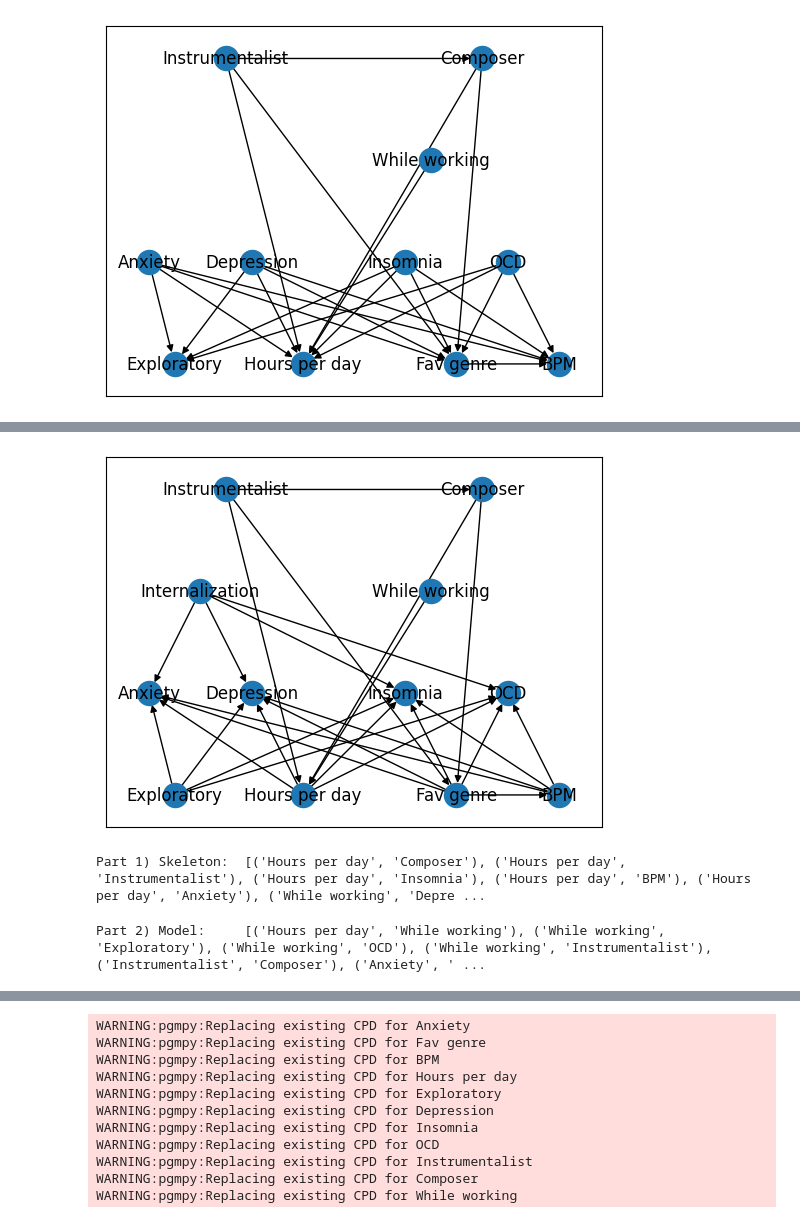
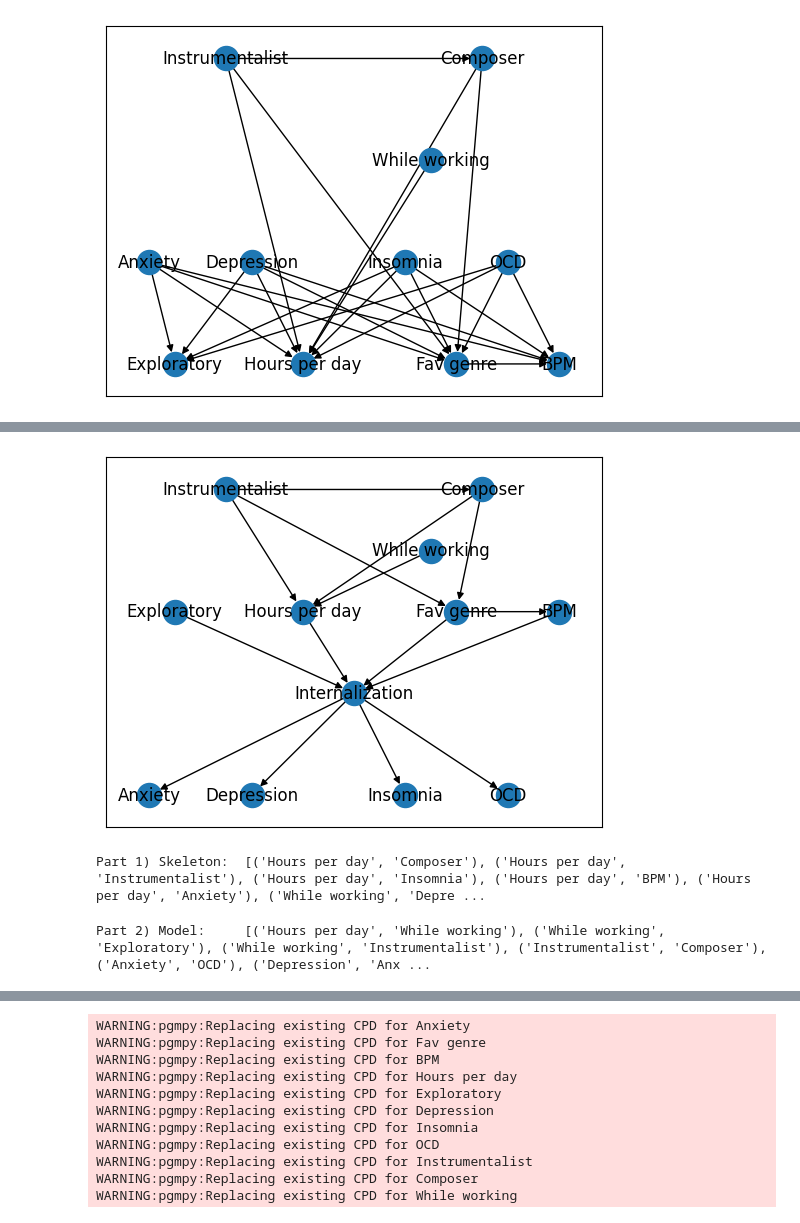
Before and after one commit to KonstantinKanchev/Music-Taste-and-Mental-Health, a Jupyter notebook: first_network.ipynb, the cells around one changed output, grey strips where cells are left out. Cells and saved outputs as stored; diff of their text form; code cells hidden in the pictures.

Commit message:
Changed latent network structure and added pickles

```diff
--- a/first_network.ipynb
+++ b/first_network.ipynb
@@ -97,15 +98,16 @@ taste_causes_mental_health = [
     ('Exploratory', 'OCD')
 ] + personal_causes + genre_causes
 
-latent_edges = [
+taste_causes_mental_health_latent = [
+    ('Internalization', 'Anxiety'),
     ('Internalization', 'Depression'),
-    ('Internalization', 'Anxiety'),
     ('Internalization', 'Insomnia'),
-    ('Internalization', 'OCD')
-]
-
-mental_health_causes_taste_latent = mental_health_causes_taste + latent_edges
-taste_causes_mental_health_latent = taste_causes_mental_health + latent_edges
+    ('Internalization', 'OCD'),
+    ('Fav genre', 'Internalization'),
+    ('BPM', 'Internalization'),
+    ('Hours per day', 'Internalization'),
+    ('Exploratory', 'Internalization')
+] + personal_causes + genre_causes
 # %%
 BN_mhct = DiscreteBayesianNetwork(mental_health_causes_taste)
 BN_tcmh = DiscreteBayesianNetwork(taste_causes_mental_health)
@@ -155,24 +155,24 @@ nx.draw_networkx(G, pos=pos)
 # %%
 G = nx.DiGraph()
 G.add_edges_from(BN_tcmh_latent.edges())
 pos = {'Age': [0.5, -0.5],
         'Instrumentalist': [0.25, -1],
         'Composer': [0.75, -1],
-        'While working': [0.65, - 1.5],
-        'Internalization': [0.2, -1.5],
-        'Anxiety': [0.1, -2],
-        'Depression': [0.3, -2],
-        'Insomnia': [0.6, -2],
-        'OCD': [0.8, -2],
-        'Exploratory': [0.15, -2.5],
-        'Hours per day': [0.4, -2.5],
-        'Fav genre': [0.7, -2.5],
-        'BPM': [0.9, -2.5]
+        'While working': [0.65, - 1.3],
+        'Anxiety': [0.1, -2.5],
+        'Depression': [0.3, -2.5],
+        'Insomnia': [0.6, -2.5],
+        'OCD': [0.8, -2.5],
+        'Internalization': [0.5, -2],
+        'Exploratory': [0.15, -1.6],
+        'Hours per day': [0.4, -1.6],
+        'Fav genre': [0.7, -1.6],
+        'BPM': [0.9, -1.6]
 }
 # plt.subplots(1, 1, figsize=(12, 12))
 nx.draw_networkx(G, pos = pos)
 # %% [output]
-[figure, old version]
+[figure, new version]
 # %%
 mhct_copy = copy.deepcopy(BN_mhct)
 tcmh_copy = copy.deepcopy(BN_tcmh)
@@ -212,9 +210,24 @@ print("Part 1) Skeleton: ", skeleton.edges())
 hc = HillClimbSearch(df)
 learned_network = hc.estimate(tabu_length=10, scoring_method=BDeu(df))
 print("Part 2) Model:    ", learned_network.edges())
+
+# Convert DAG to BayesianNetwork
+learned_bn = DiscreteBayesianNetwork(learned_network.edges())
+
+# Fit CPDs using data
+learned_estimator = BayesianEstimator(learned_bn, df)
+
+with open('pickles/learned_estimator.pkl', 'wb') as file:
+    pickle.dump(learned_estimator, file)
+
+cpds = learned_estimator.get_parameters()
+
+for cpd in cpds:
+    learned_bn.add_cpds(cpd)
+learned_bn_copy = copy.deepcopy(learned_bn)
 # %% [output]
 Part 1) Skeleton:  [('Hours per day', 'Composer'), ('Hours per day', 'Instrumentalist'), ('Hours per day', 'Insomnia'), ('Hours per day', 'BPM'), ('Hours per day', 'Anxiety'), ('While working', 'Depre ...
-Part 2) Model:     [('Hours per day', 'While working'), ('While working', 'Exploratory'), ('While working', 'OCD'), ('While working', 'Instrumentalist'), ('Instrumentalist', 'Composer'), ('Anxiety', ' ...
+Part 2) Model:     [('Hours per day', 'While working'), ('While working', 'Exploratory'), ('While working', 'Instrumentalist'), ('Instrumentalist', 'Composer'), ('Anxiety', 'OCD'), ('Depression', 'Anx ...
 # %%
 G = nx.DiGraph()
 G.add_edges_from(learned_network.edges())
```
Also changed, not shown: parts of 14 cells of this notebook, 4 other files.
